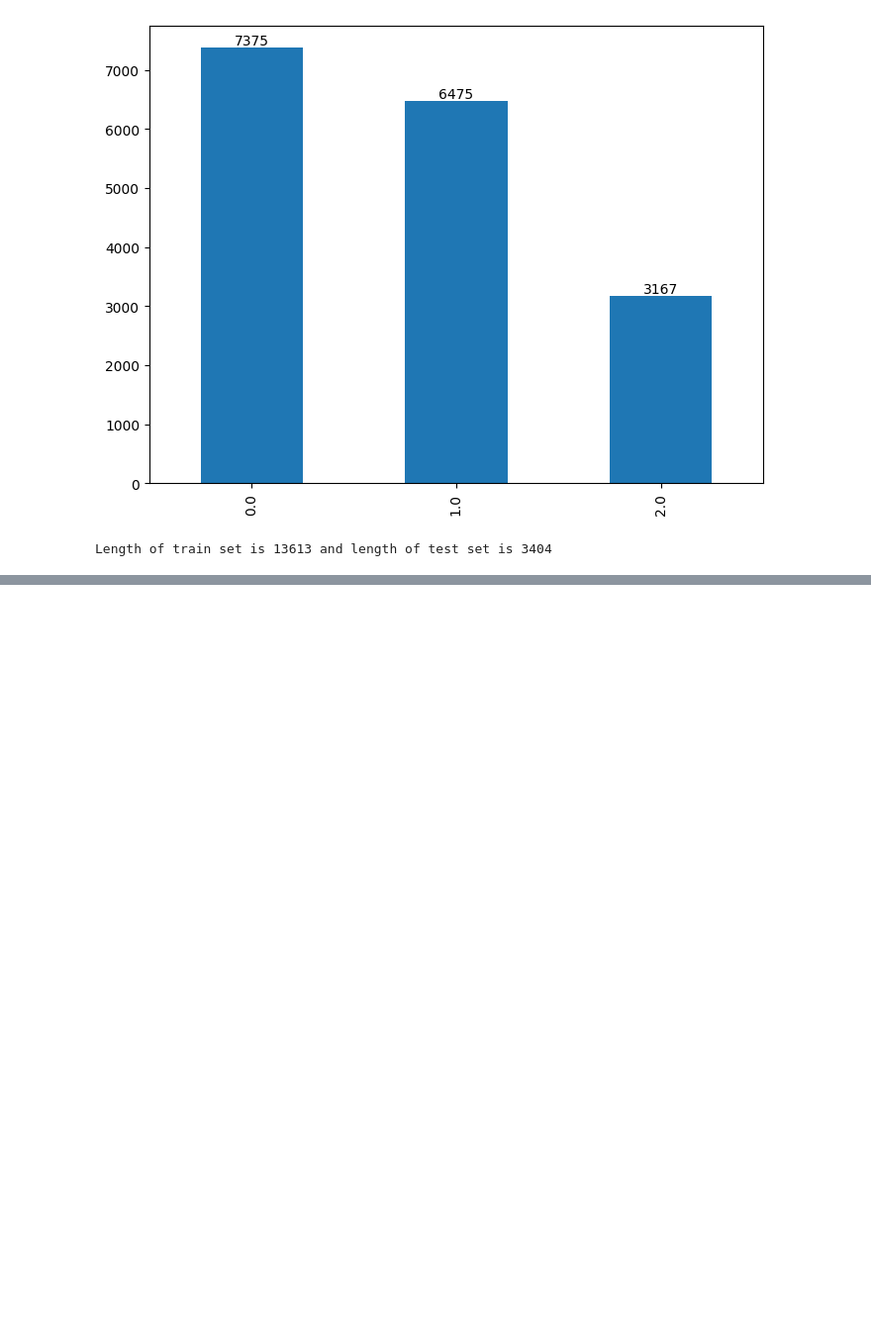
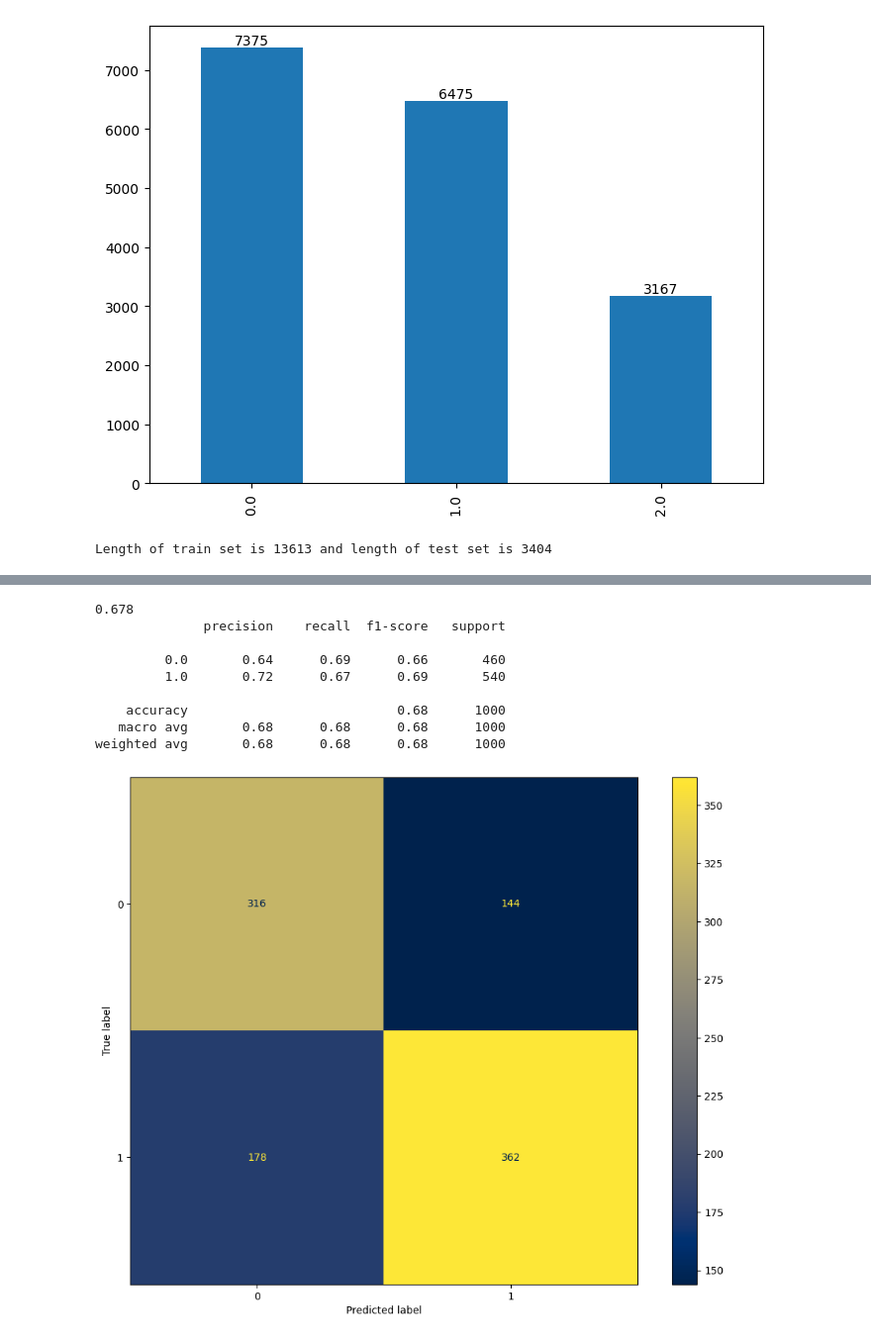
Before and after one commit to girishgautam/movie_rating_prediction, a Jupyter notebook: movie_ratings.ipynb, the cells around one changed output, grey strips where cells are left out. Shown: that part at 99% size. Drawn from its saved outputs; the diff is of its cells as text; code cells hidden in the pictures; blank space fills up the shorter version.

```diff
--- a/movie_ratings.ipynb
+++ b/movie_ratings.ipynb
@@ -436,0 +555,32 @@ weighted avg       0.99      0.99      0.99      3404
+# %%
+#Instantiate Random forest classifier with default values
+rf_weighted_2 = RandomForestClassifier(class_weight=class_weight_dict, random_state=5)
+
+#Train the classifier on train data
+rf_weighted_2.fit(X_train_vec, y_train)
+
+#Predcit using test data
+y_predict = rf_weighted_2.predict(vectoriser.transform(X_test).toarray())
+
+#print accuracy and classification report on test data
+print(accuracy_score(y_test, y_predict))
+print(classification_report(y_test, y_predict))
+
+
+#plot confucion matrix on test data
+cm = confusion_matrix(y_test, y_predict)
+fig, ax = plt.subplots(figsize=(12, 9))
+disp = ConfusionMatrixDisplay(confusion_matrix=cm)
+disp.plot(cmap='cividis', ax=ax)
+plt.show()
+# %% [output]
+0.678
+              precision    recall  f1-score   support
+
+         0.0       0.64      0.69      0.66       460
+         1.0       0.72      0.67      0.69       540
+
+    accuracy                           0.68      1000
+   macro avg       0.68      0.68      0.68      1000
+weighted avg       0.68      0.68      0.68      1000
+[figure, added]
```
Also changed, not shown: parts of 49 cells of this notebook.
